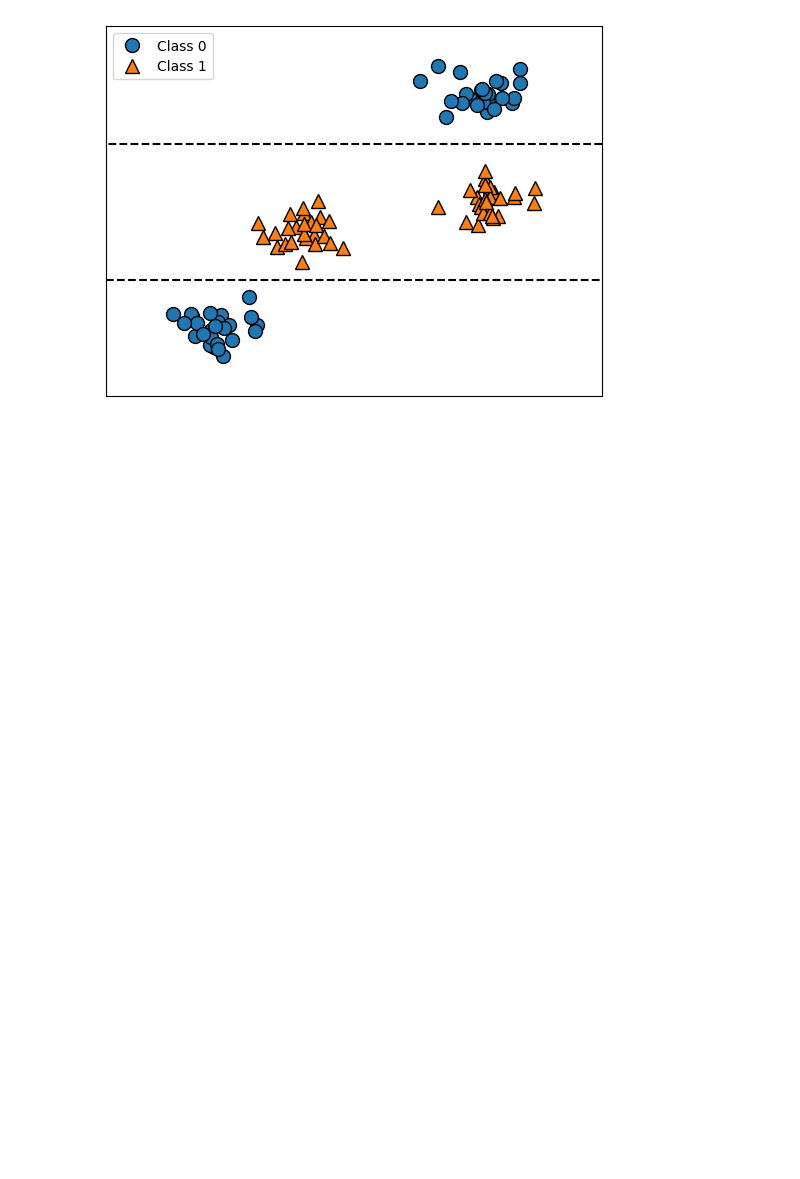
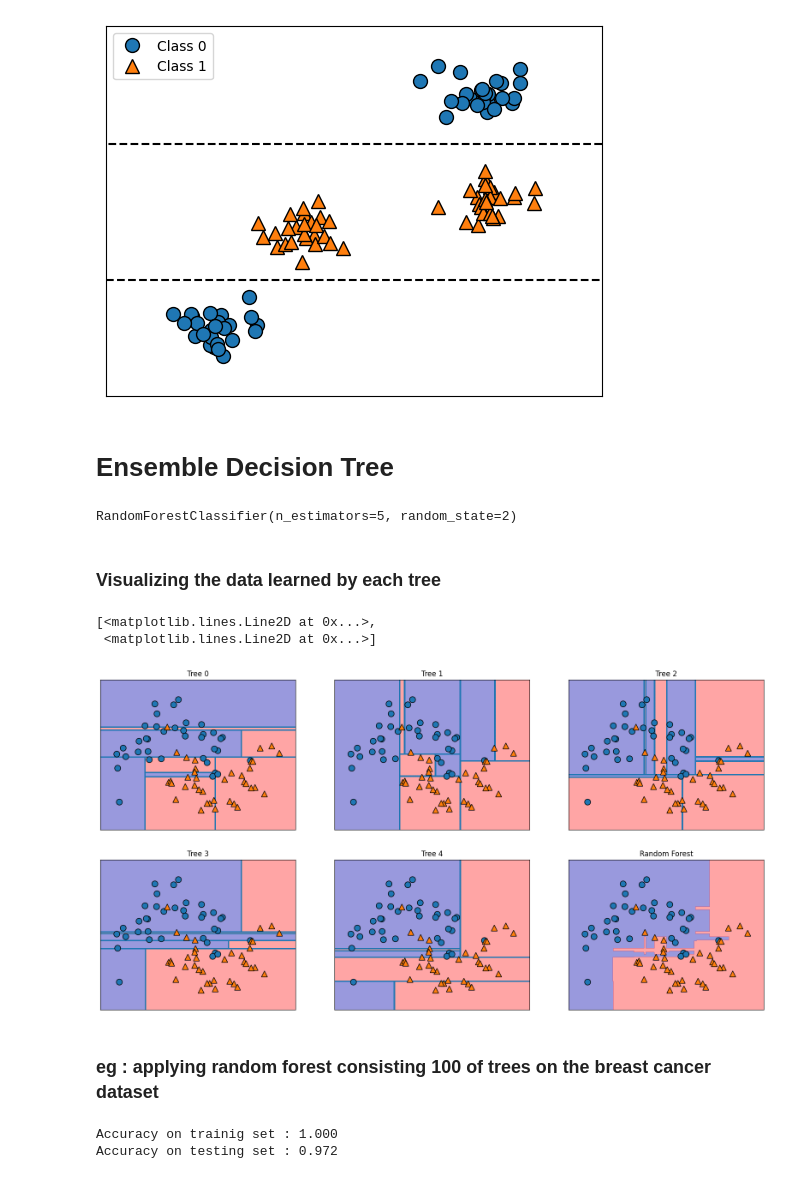
Before and after one commit to rishv1912/Introduction-to-machine-learning, a Jupyter notebook: Supervised Machine Learning/algos.ipynb, the cells around one changed output. Cells and saved outputs as stored; diff of their text form; code cells hidden in the pictures; blank space fills up the shorter version.

```diff
--- a/Supervised Machine Learning/algos.ipynb
+++ b/Supervised Machine Learning/algos.ipynb
@@ -232,3 +233,48 @@ Feature importances: [0. 1.]
 ExecutableNotFound: failed to execute PosixPath('dot'), make sure the Graphviz executables are on your systems' PATH
 <graphviz.sources.Source at 0x...>
 [figure]
+# %% [markdown]
+# Ensemble Decision Tree
+# %%
+from sklearn.ensemble import RandomForestClassifier
+from sklearn.datasets import make_moons
+from sklearn.model_selection import train_test_split
+
+X,y = make_moons(n_samples = 100,noise = 0.25,random_state = 3)
+X_train,X_test,y_train,y_test = train_test_split(X,y,stratify = y,random_state = 42)
+
+forest = RandomForestClassifier(n_estimators=5,random_state = 2)
+forest.fit(X_train,y_train)
+# %% [output]
+RandomForestClassifier(n_estimators=5, random_state=2)
+# %% [markdown]
+### Visualizing the data learned by each tree
+# %%
+import matplotlib.pyplot as plt
+
+fig, axes = plt.subplots(2,3,figsize = (20,10))
+
+for i ,(ax,tree) in enumerate(zip(axes.ravel(),forest.estimators_)):
+    ax.set_title("Tree {}".format(i))
+    mglearn.plots.plot_tree_partition(X_train,y_train,tree,ax=ax)
+
+mglearn.plots.plot_2d_separator(forest, X_train,fill=True,ax = axes[-1,-1],alpha = .4)
+axes[-1,-1].set_title("Random Forest")
+mglearn.discrete_scatter(X_train[:,0],X_train[:,1],y_train)
+# %% [output]
+[<matplotlib.lines.Line2D at 0x...>,
+ <matplotlib.lines.Line2D at 0x...>]
+[figure, added]
+# %% [markdown]
+### eg : applying random forest consisting 100 of trees on the breast cancer dataset
+# %%
+X_train,X_test,y_train,y_test = train_test_split(cancer.data,cancer.target,random_state =0)
+forest =  RandomForestClassifier(n_estimators = 100,random_state=0)
+
+forest.fit(X_train,y_train)
+
+print("Accuracy on trainig set : {:.3f}".format(forest.score(X_train,y_train)))
+print("Accuracy on testing set : {:.3f}".format(forest.score(X_test,y_test)))
+# %% [output]
+Accuracy on trainig set : 1.000
+Accuracy on testing set : 0.972
```
Also changed, not shown: parts of 3 cells of this notebook.
